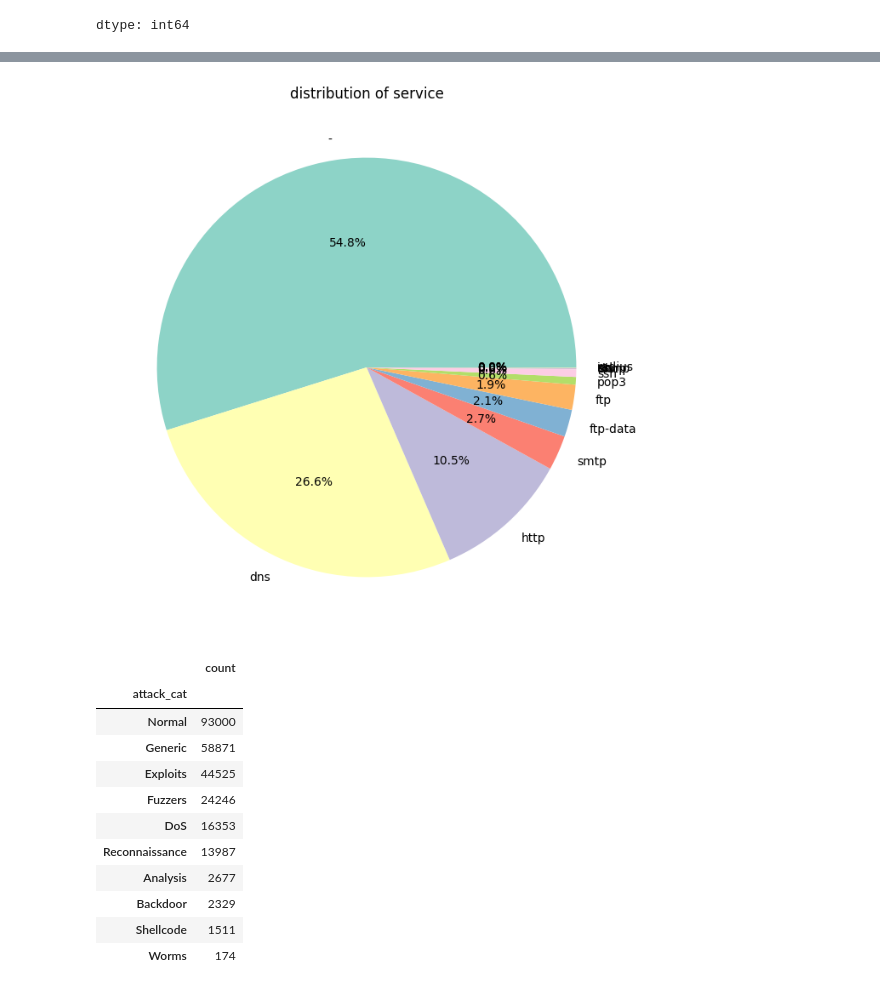
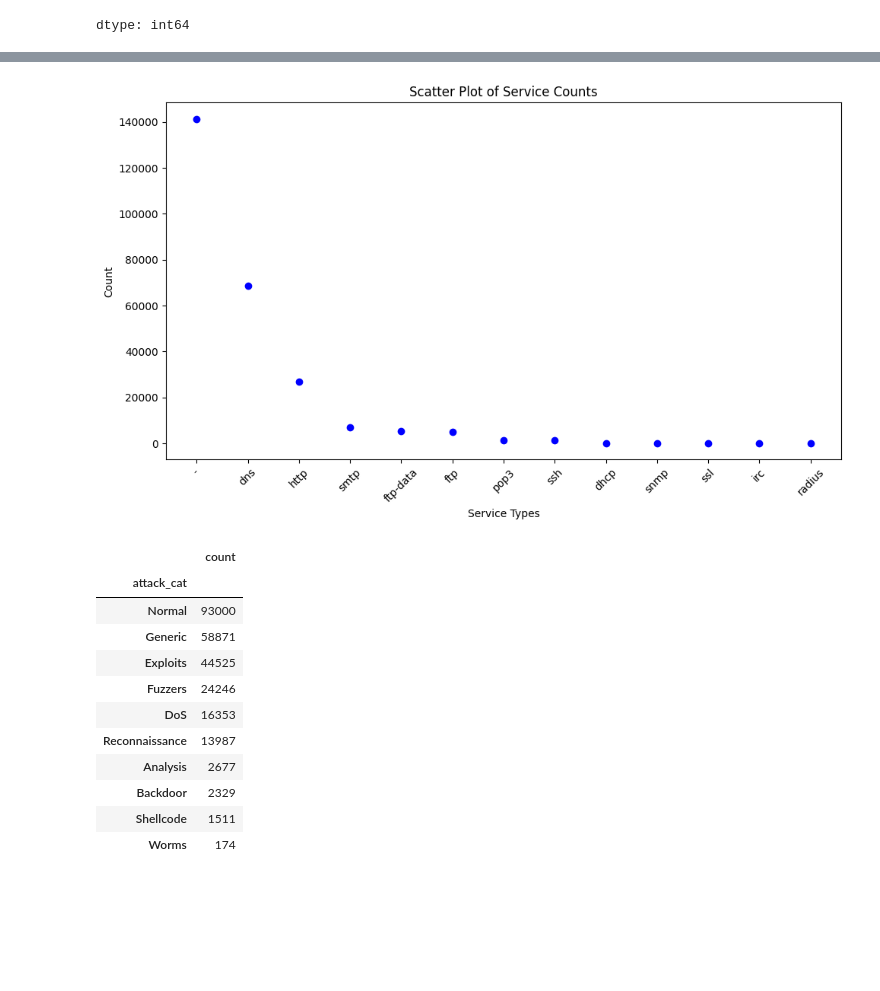
Before and after one commit to OluEgwudike/COMPARATIVE-ANALYSIS-OF-SUPERVISED-AND-ENSEMBLE-MODEL-FOR-DETECTING-MALICIOUS-ACTIVITIES, a Jupyter notebook: malicious_detection.ipynb, the cells around one changed output, grey strips where cells are left out. Drawn from its saved outputs; the diff is of its cells as text; code cells hidden in the pictures; blank space fills up the shorter version.

```diff
--- a/malicious_detection.ipynb
+++ b/malicious_detection.ipynb
@@ -188,11 +189,20 @@ Passing `palette` without assigning `hue` is deprecated and will be removed in v
-# %%
-## plotting a pie chart
-plt.figure(figsize=(8,8))
-plt.pie(service_count.values,labels=service_count.index,autopct='%1.1f%%',colors=sns.color_palette('Set3',len(service_count)))
-plt.title('distribution of service')
-plt.show()
-# %% [output]
-[figure, removed]
+# %%
+x = service_count.index
+y = service_count.values
+
+plt.figure(figsize=(10, 6))
+plt.scatter(x, y, color='blue')
+
+
+plt.title('Scatter Plot of Service Counts')
+plt.xlabel('Service Types')
+plt.ylabel('Count')
+
+plt.xticks(rotation=45)
+plt.tight_layout()
+plt.show()
+# %% [output]
+[figure, added]
 # %%
 attack_cat=data['attack_cat'].value_counts()
 # %%
```
Also changed, not shown: parts of 18 cells of this notebook.
